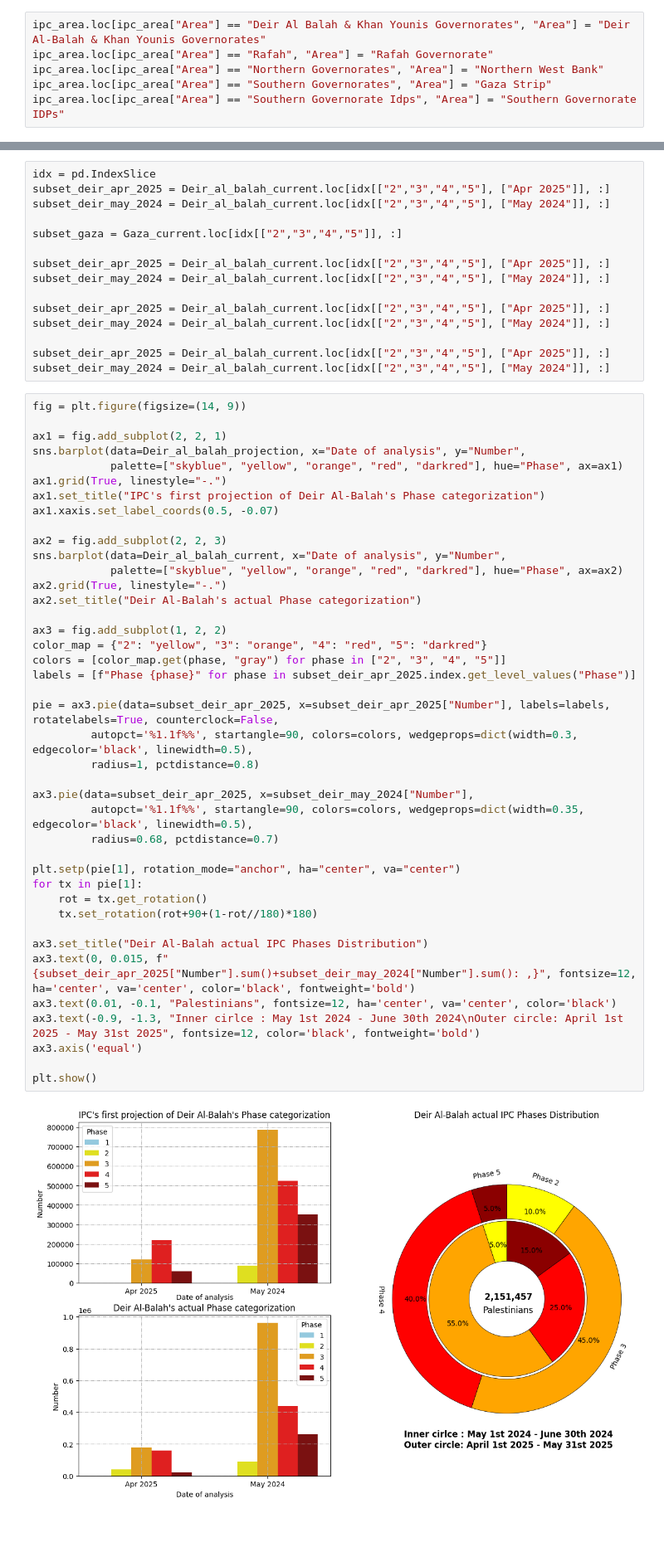
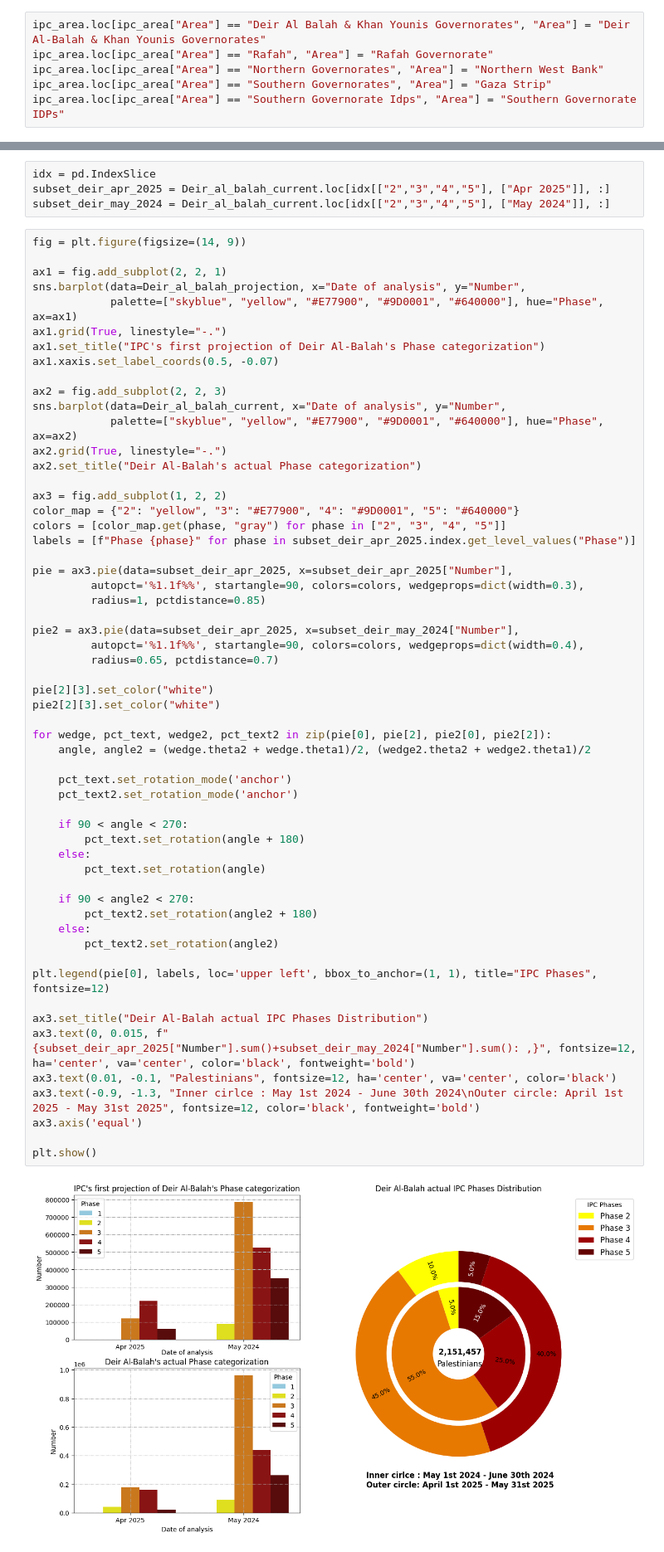
Before and after one commit to MarwanMohammed2500/The-Palestinian-Cause-What-70-Years-of-occupation-can-do-to-a-land-and-its-people, a Jupyter notebook: Chapter 3/Chapter_3.ipynb, the cells around one changed output, grey strips where cells are left out. Shown: that part at 83% size. Cells and saved outputs as stored; diff of their text form; blank space fills up the shorter version.

```diff
--- a/Chapter 3/Chapter_3.ipynb
+++ b/Chapter 3/Chapter_3.ipynb
@@ -101,60 +71,65 @@ Khan_Younis_projection = IPC_Area.xs(("Khan Younis", "first projection"), level=
 idx = pd.IndexSlice
 subset_deir_apr_2025 = Deir_al_balah_current.loc[idx[["2","3","4","5"], ["Apr 2025"]], :]
 subset_deir_may_2024 = Deir_al_balah_current.loc[idx[["2","3","4","5"], ["May 2024"]], :]
-
-subset_gaza = Gaza_current.loc[idx[["2","3","4","5"]], :]
-
-subset_deir_apr_2025 = Deir_al_balah_current.loc[idx[["2","3","4","5"], ["Apr 2025"]], :]
-subset_deir_may_2024 = Deir_al_balah_current.loc[idx[["2","3","4","5"], ["May 2024"]], :]
-
-subset_deir_apr_2025 = Deir_al_balah_current.loc[idx[["2","3","4","5"], ["Apr 2025"]], :]
-subset_deir_may_2024 = Deir_al_balah_current.loc[idx[["2","3","4","5"], ["May 2024"]], :]
-
-subset_deir_apr_2025 = Deir_al_balah_current.loc[idx[["2","3","4","5"], ["Apr 2025"]], :]
-subset_deir_may_2024 = Deir_al_balah_current.loc[idx[["2","3","4","5"], ["May 2024"]], :]
 # %%
 fig = plt.figure(figsize=(14, 9))
 
 ax1 = fig.add_subplot(2, 2, 1)
 sns.barplot(data=Deir_al_balah_projection, x="Date of analysis", y="Number",
-            palette=["skyblue", "yellow", "orange", "red", "darkred"], hue="Phase", ax=ax1)
+            palette=["skyblue", "yellow", "#E77900", "#9D0001", "#640000"], hue="Phase", ax=ax1)
 ax1.grid(True, linestyle="-.")
 ax1.set_title("IPC's first projection of Deir Al-Balah's Phase categorization")
 ax1.xaxis.set_label_coords(0.5, -0.07)
 
 ax2 = fig.add_subplot(2, 2, 3)
 sns.barplot(data=Deir_al_balah_current, x="Date of analysis", y="Number",
-            palette=["skyblue", "yellow", "orange", "red", "darkred"], hue="Phase", ax=ax2)
+            palette=["skyblue", "yellow", "#E77900", "#9D0001", "#640000"], hue="Phase", ax=ax2)
 ax2.grid(True, linestyle="-.")
 ax2.set_title("Deir Al-Balah's actual Phase categorization")
 
 ax3 = fig.add_subplot(1, 2, 2)
-color_map = {"2": "yellow", "3": "orange", "4": "red", "5": "darkred"}
+color_map = {"2": "yellow", "3": "#E77900", "4": "#9D0001", "5": "#640000"}
 colors = [color_map.get(phase, "gray") for phase in ["2", "3", "4", "5"]]
 labels = [f"Phase {phase}" for phase in subset_deir_apr_2025.index.get_level_values("Phase")]
 
-pie = ax3.pie(data=subset_deir_apr_2025, x=subset_deir_apr_2025["Number"], labels=labels, rotatelabels=True, counterclock=False,
-         autopct='%1.1f%%', startangle=90, colors=colors, wedgeprops=dict(width=0.3, edgecolor='black', linewidth=0.5),
-         radius=1, pctdistance=0.8)
+pie = ax3.pie(data=subset_deir_apr_2025, x=subset_deir_apr_2025["Number"],
+         autopct='%1.1f%%', startangle=90, colors=colors, wedgeprops=dict(width=0.3),
+         radius=1, pctdistance=0.85)
 
-ax3.pie(data=subset_deir_apr_2025, x=subset_deir_may_2024["Number"],
-         autopct='%1.1f%%', startangle=90, colors=colors, wedgeprops=dict(width=0.35, edgecolor='black', linewidth=0.5),
-         radius=0.68, pctdistance=0.7)
+pie2 = ax3.pie(data=subset_deir_apr_2025, x=subset_deir_may_2024["Number"],
+         autopct='%1.1f%%', startangle=90, colors=colors, wedgeprops=dict(width=0.4),
+         radius=0.65, pctdistance=0.7)
 
-plt.setp(pie[1], rotation_mode="anchor", ha="center", va="center")
-for tx in pie[1]:
-    rot = tx.get_rotation()
-    tx.set_rotation(rot+90+(1-rot//180)*180)
+pie[2][3].set_color("white")
+pie2[2][3].set_color("white")
+
+for wedge, pct_text, wedge2, pct_text2 in zip(pie[0], pie[2], pie2[0], pie2[2]):
+    angle, angle2 = (wedge.theta2 + wedge.theta1)/2, (wedge2.theta2 + wedge2.theta1)/2
+
+    pct_text.set_rotation_mode('anchor')
+    pct_text2.set_rotation_mode('anchor')
+
+    if 90 < angle < 270:
+        pct_text.set_rotation(angle + 180)
+    else:
+        pct_text.set_rotation(angle)
+
+    if 90 < angle2 < 270:
+        pct_text2.set_rotation(angle2 + 180)
+    else:
+        pct_text2.set_rotation(angle2)
+
+plt.legend(pie[0], labels, loc='upper left', bbox_to_anchor=(1, 1), title="IPC Phases", fontsize=12)
 
 ax3.set_title("Deir Al-Balah actual IPC Phases Distribution")
 ax3.text(0, 0.015, f"{subset_deir_apr_2025["Number"].sum()+subset_deir_may_2024["Number"].sum(): ,}", fontsize=12, ha='center', va='center', color='black', fontweight='bold')
 ax3.text(0.01, -0.1, "Palestinians", fontsize=12, ha='center', va='center', color='black')
 ax3.text(-0.9, -1.3, "Inner cirlce : May 1st 2024 - June 30th 2024\nOuter circle: April 1st 2025 - May 31st 2025", fontsize=12, color='black', fontweight='bold')
 ax3.axis('equal')
 
 plt.show()
 # %% [output]
-[figure, old version]
+[figure, new version]
 # %%
 Area_Latest = ipc_area_latest[["Number", "Area", "Phase", "Validity period"]].loc[ipc_area_latest["Phase"] == "all"].loc[ipc_area_latest["Validity period"] == "current"].groupby("Area").sum()
 
```
Also changed, not shown: parts of 9 cells of this notebook.
